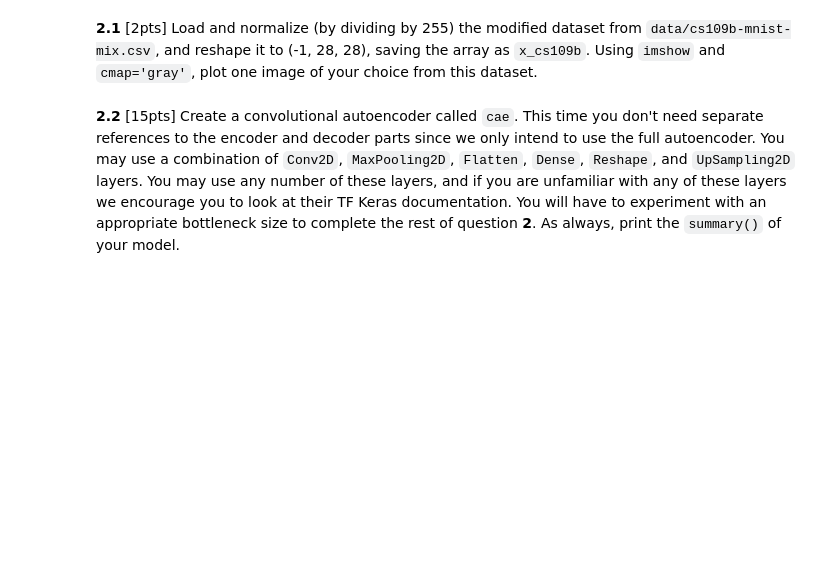
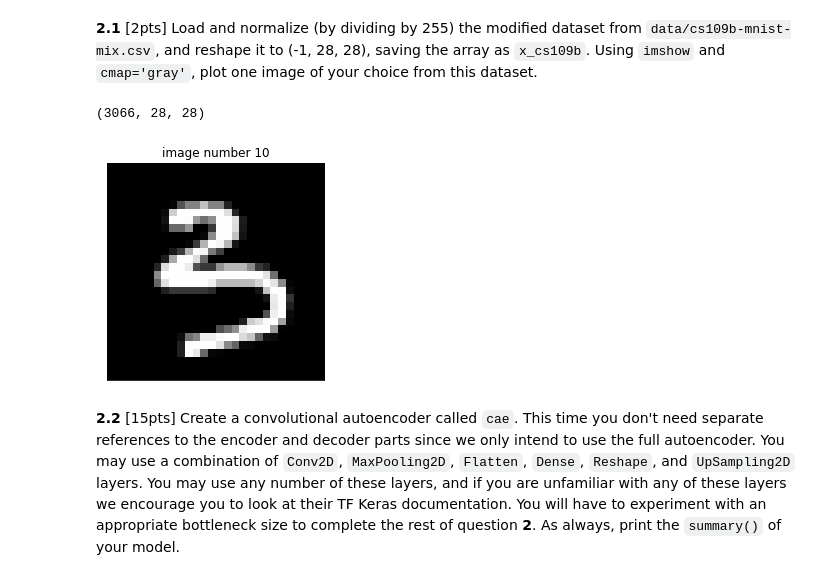
Before and after one commit to jackxxu/2020-CS109B, a Jupyter notebook: content/homeworks/hw05/notebook/cs109b-hw5-students.ipynb, the cells around one changed output. Drawn from its saved outputs; the diff is of its cells as text; code cells hidden in the pictures; blank space fills up the shorter version.

```diff
--- a/content/homeworks/hw05/notebook/cs109b-hw5-students.ipynb
+++ b/content/homeworks/hw05/notebook/cs109b-hw5-students.ipynb
@@ -450,2 +448,20 @@ You will have been able to find the majority of the letters hidden in the datase
+# %%
+# your code here
+import pandas as pd
+
+x_cs109b = pd.read_csv("data/cs109b-mnist-mix.csv").values.reshape((-1, 28, 28))
+display(x_cs109b.shape)
+# %% [output]
+(3066, 28, 28)
+# %%
+# your code here
+i = 10
+plt.imshow(x_cs109b[i], cmap='gray');
+plt.title(f'image number {i}')
+plt.xticks([])
+plt.yticks([])
+plt.show()
+# %% [output]
+[figure, added]
 # %% [markdown]
 **2.2** [15pts] Create a convolutional autoencoder called `cae`. This time you don't need separate references to the encoder and decoder parts since we only intend to use the full autoencoder. You may use a combination of `Conv2D`, `MaxPooling2D`, `Flatten`, `Dense`, `Reshape`, and `UpSampling2D` layers. You may use any number of these layers, and if you are unfamiliar with any of these layers we encourage you to look at their TF Keras documentation. You will have to experiment with an appropriate bottleneck size to complete the rest of question **2**. As always, print the `summary()` of your model.
```
Also changed, not shown: parts of 13 cells of this notebook.
